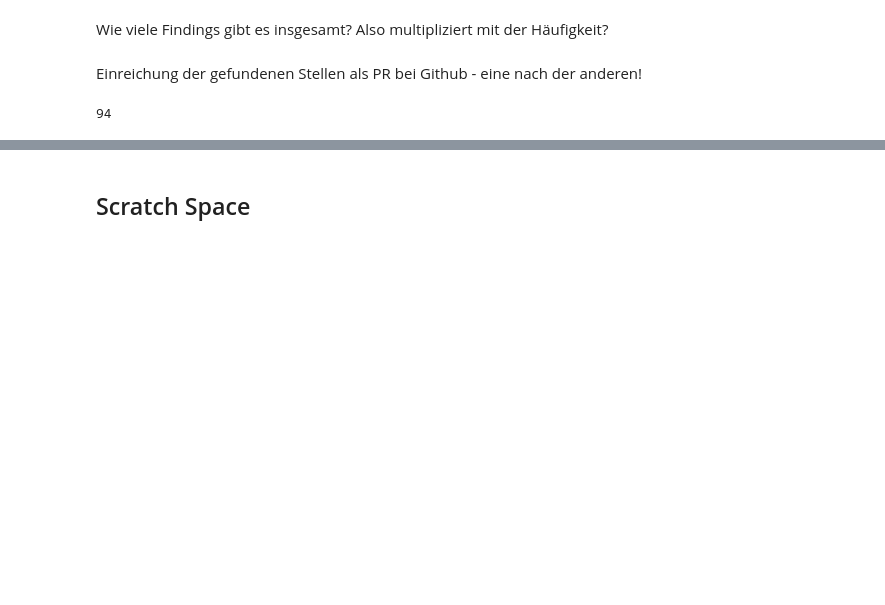
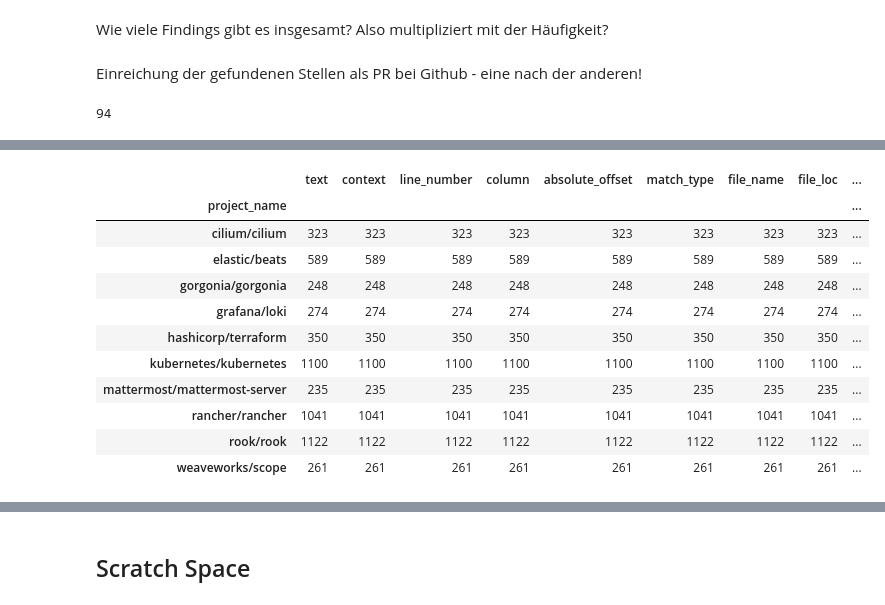
Before and after one commit to jlauinger/master-of-science, a Jupyter notebook: code/data-survey/analysis/data-exploration.ipynb, the cells around one changed output, grey strips where cells are left out. Saved outputs shown, nothing was run; the diff lists cells and outputs as text; code cells hidden in the pictures; blank space fills up the shorter version.

```diff
--- a/code/data-survey/analysis/data-exploration.ipynb
+++ b/code/data-survey/analysis/data-exploration.ipynb
@@ -1910,0 +1994,21 @@ reflect_header_linter_df.sort_values(by='module_path')\
+# %%
+grep_df\
+    .where(grep_df['match_type']=='unsafe.Pointer').dropna()\
+    .where(grep_df['module_path']!='std').dropna()\
+    .where(grep_df['module_path']!='golang.org/x/sys').dropna()\
+    .where(grep_df['project_name'].isin(study_projects)).dropna()\
+    .drop_duplicates(subset=['module_path', 'module_version', 'package_import_path', 'file_name', 'line_number']).dropna()\
+    .groupby('project_name').count()
+# %% [output]
+|  | text | context | line_number | column | absolute_offset | match_type | file_name | file_loc | ... |
+| project_name |  |  |  |  |  |  |  |  | ... |
+| cilium/cilium | 323 | 323 | 323 | 323 | 323 | 323 | 323 | 323 | ... |
+| elastic/beats | 589 | 589 | 589 | 589 | 589 | 589 | 589 | 589 | ... |
+| gorgonia/gorgonia | 248 | 248 | 248 | 248 | 248 | 248 | 248 | 248 | ... |
+| grafana/loki | 274 | 274 | 274 | 274 | 274 | 274 | 274 | 274 | ... |
+| hashicorp/terraform | 350 | 350 | 350 | 350 | 350 | 350 | 350 | 350 | ... |
+| kubernetes/kubernetes | 1100 | 1100 | 1100 | 1100 | 1100 | 1100 | 1100 | 1100 | ... |
+| mattermost/mattermost-server | 235 | 235 | 235 | 235 | 235 | 235 | 235 | 235 | ... |
+| rancher/rancher | 1041 | 1041 | 1041 | 1041 | 1041 | 1041 | 1041 | 1041 | ... |
+| rook/rook | 1122 | 1122 | 1122 | 1122 | 1122 | 1122 | 1122 | 1122 | ... |
+| weaveworks/scope | 261 | 261 | 261 | 261 | 261 | 261 | 261 | 261 | ... |
```
Also changed, not shown: parts of 13 cells of this notebook.
